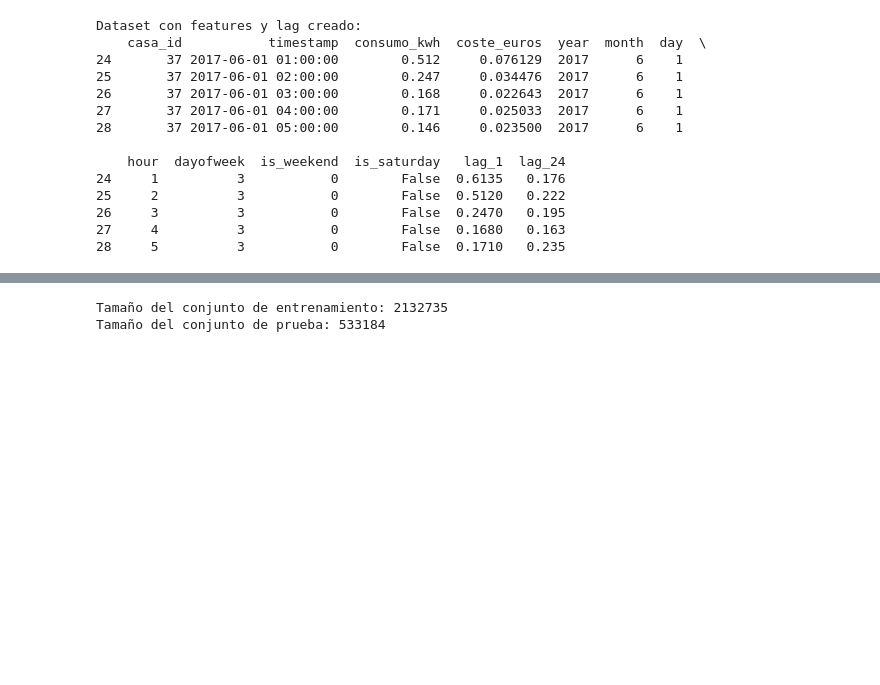
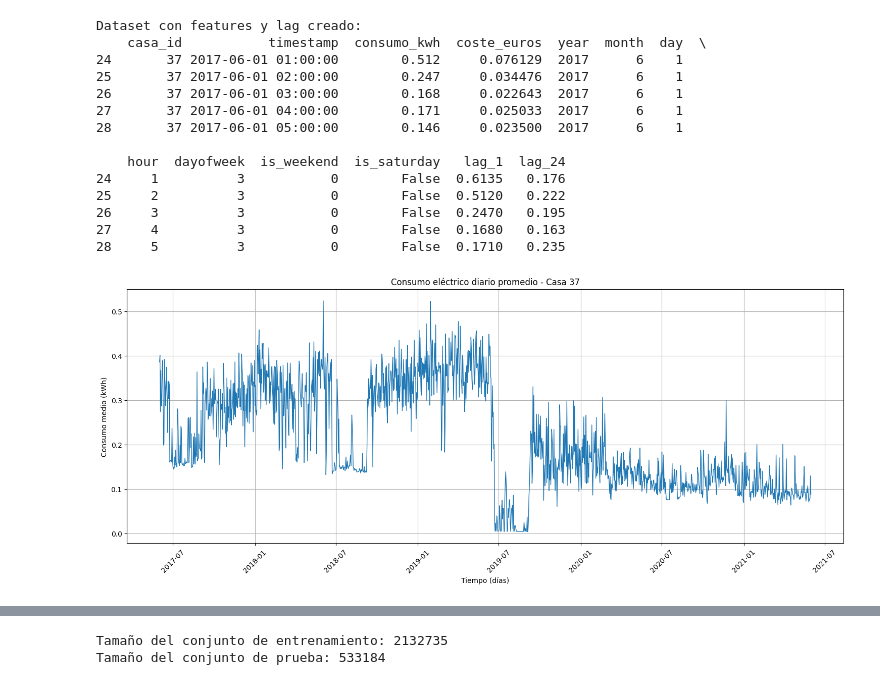
Before and after one commit to hypergalois/SmartGridsAI, a Jupyter notebook: Prediccion/Dataset1/Winsoring/xgboost.ipynb, the cells around one changed output, grey strips where cells are left out. Saved outputs shown, nothing was run; the diff lists cells and outputs as text; code cells hidden in the pictures; blank space fills up the shorter version.

```diff
--- a/Prediccion/Dataset1/Winsoring/xgboost.ipynb
+++ b/Prediccion/Dataset1/Winsoring/xgboost.ipynb
@@ -46,3 +47,19 @@ Dataset con features y lag creado:
 26     3          3           0        False  0.2470   0.195
 27     4          3           0        False  0.1680   0.163
 28     5          3           0        False  0.1710   0.235
+# %%
+# Media diaria
+casa_37_diaria = casa_37.set_index('timestamp').resample('D')['consumo_kwh'].mean()
+
+plt.figure(figsize=(15,6))
+plt.plot(casa_37_diaria.index, casa_37_diaria.values, linestyle='-', linewidth=1)
+
+plt.title('Consumo eléctrico diario promedio - Casa 37')
+plt.xlabel('Tiempo (días)')
+plt.ylabel('Consumo medio (kWh)')
+plt.grid(True)
+plt.tight_layout()
+plt.xticks(rotation=45)
+plt.show()
+# %% [output]
+[figure, added]
```
Also changed, not shown: parts of 7 cells of this notebook.
